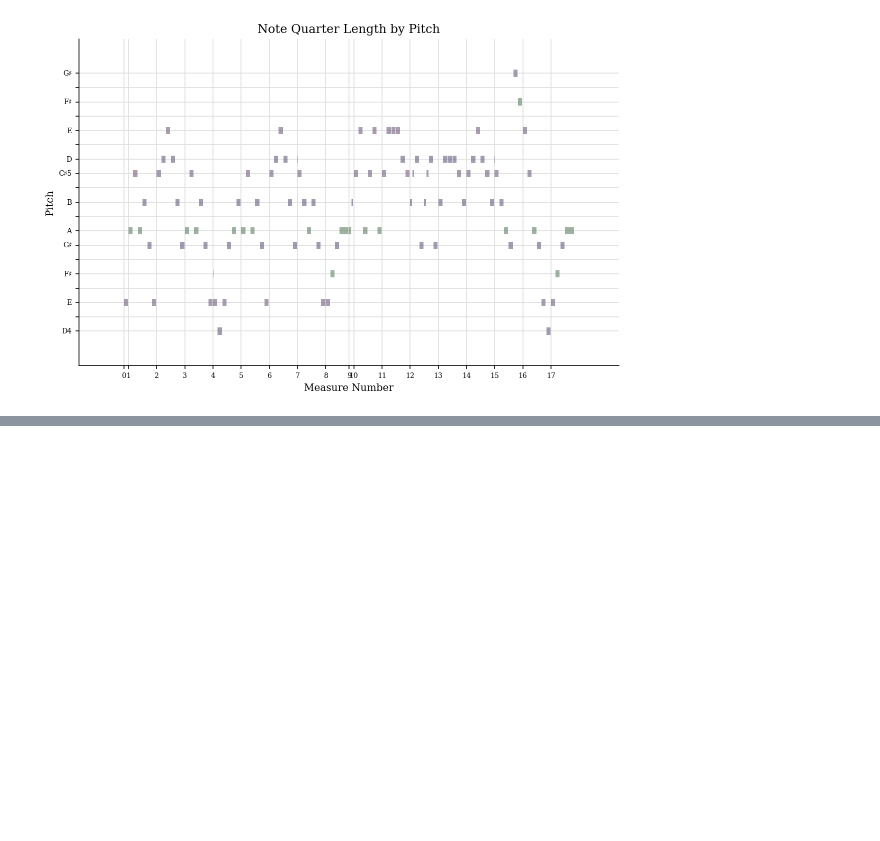
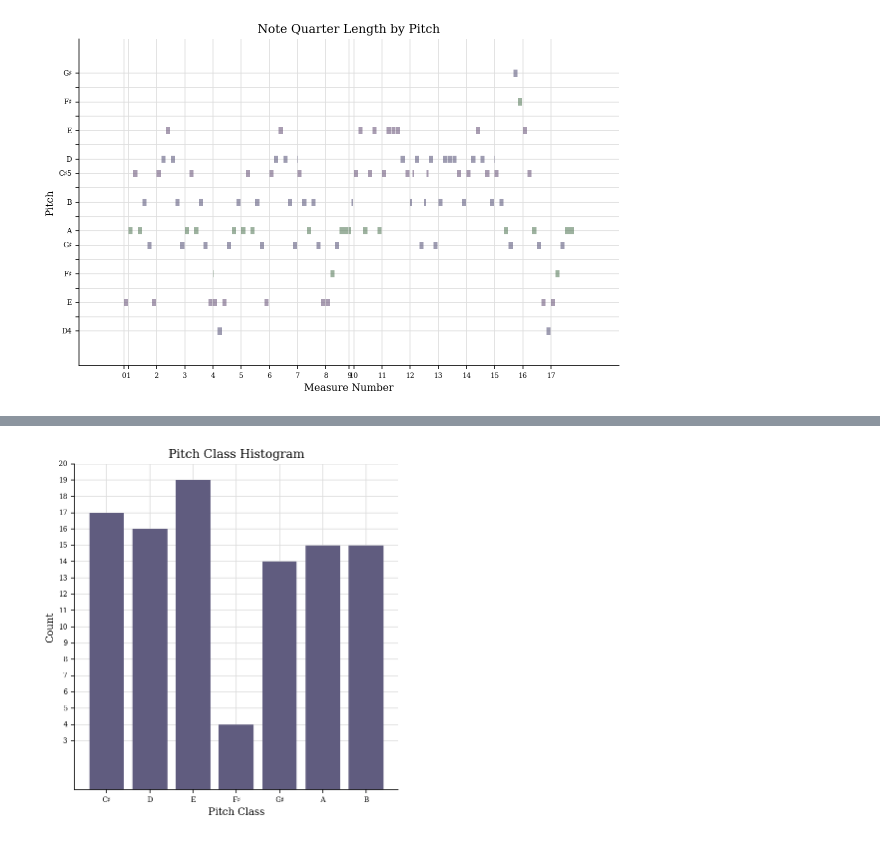
Before and after one commit to JamesOwers/double-jig-gen, a Jupyter notebook: docs/data_exploration.ipynb, the cells around one changed output, grey strips where cells are left out. Saved outputs shown, nothing was run; the diff lists cells and outputs as text; code cells hidden in the pictures; blank space fills up the shorter version.

```diff
--- a/docs/data_exploration.ipynb
+++ b/docs/data_exploration.ipynb
@@ -155,0 +167,4 @@ Questions:
+# %%
+score.plot('histogram', 'pitchClass')
+# %% [output]
+[figure, added]
```
Also changed, not shown: parts of 7 cells of this notebook.
